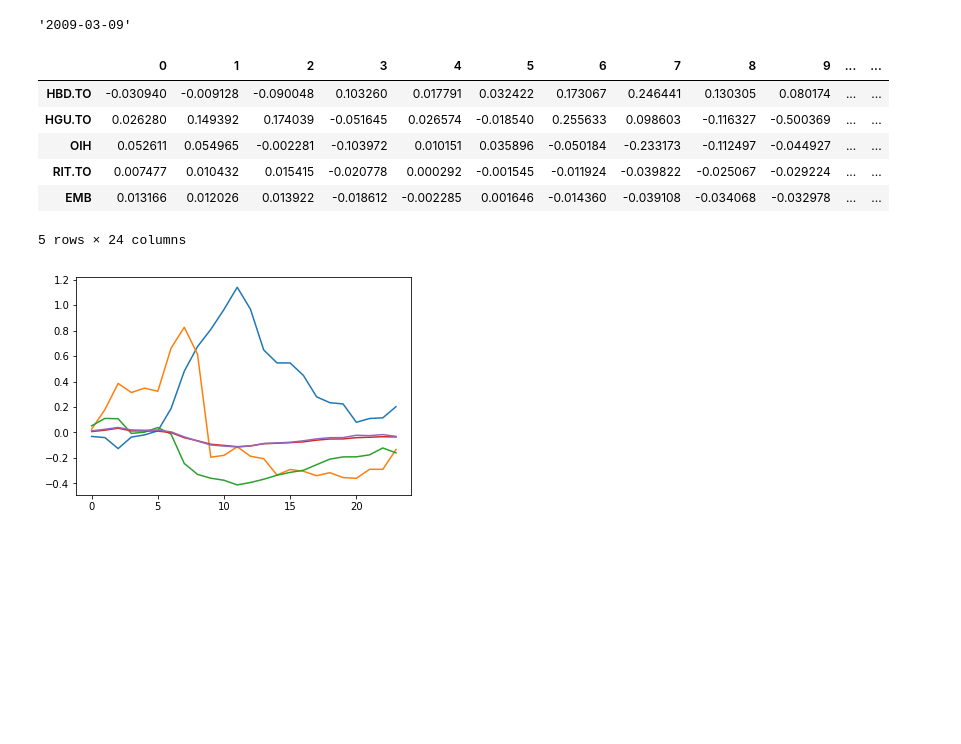
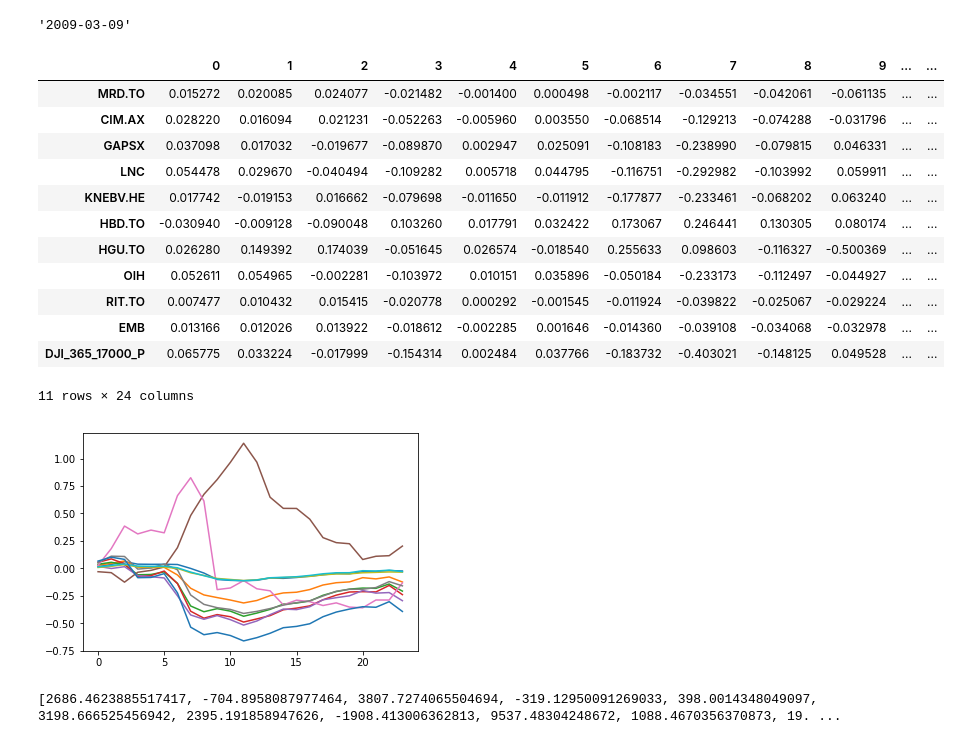
Before and after one commit to CherryADA/RoboAdvisor, a Jupyter notebook: ScenarioAnalysis_Demo.ipynb, the cells around one changed output. Cells and saved outputs as stored; diff of their text form; code cells hidden in the pictures; blank space fills up the shorter version.

```diff
--- a/ScenarioAnalysis_Demo.ipynb
+++ b/ScenarioAnalysis_Demo.ipynb
@@ -28,4 +42,5 @@ test_admin.trackPortfolio()
 start_date='2014-04-01'
 today_date='2019-06-01'
 # %%
-betas,var_tmp=PortfolioVaR(test_admin,start_date,test_admin.today,False)
+from Admin import PortfolioVaRV2
+betas,var_tmp=PortfolioVaRV2(test_admin,start_date,test_admin.today,False)
@@ -42,32 +89,41 @@ financial_crisis_midpoint
 # %%
 scenario_def=get_scenario_defining_returns(financial_crisis_midpoint)
 # %%
-cond_means_of_factors=cond_means_of_factors(scenario_def,factors_cov)
+cond_means=cond_means_of_factors(scenario_def,factors_cov)
 # %%
-reinexed_betas=betas.reindex(columns=cond_means_of_factors.columns,fill_value=0)
-sec_returns_in_crisis=pd.DataFrame(np.matmul(np.array(reinexed_betas).astype(float),np.array(cond_means_of_factors).transpose().astype(float)),
-                                  index=reinexed_betas.index,columns=cond_means_of_factors.index)
+reinexed_betas=betas.reindex(columns=cond_means.columns,fill_value=0)
+sec_returns_in_crisis=pd.DataFrame(np.matmul(np.array(reinexed_betas).astype(float),np.array(cond_means).transpose().astype(float)),
+                                  index=reinexed_betas.index,columns=cond_means.index)
 sec_returns_in_crisis
 # %% [output]
 |  | 0 | 1 | 2 | 3 | 4 | 5 | 6 | 7 | 8 | 9 | ... | ... |
+| MRD.TO | 0.015272 | 0.020085 | 0.024077 | -0.021482 | -0.001400 | 0.000498 | -0.002117 | -0.034551 | -0.042061 | -0.061135 | ... | ... |
+| CIM.AX | 0.028220 | 0.016094 | 0.021231 | -0.052263 | -0.005960 | 0.003550 | -0.068514 | -0.129213 | -0.074288 | -0.031796 | ... | ... |
+| GAPSX | 0.037098 | 0.017032 | -0.019677 | -0.089870 | 0.002947 | 0.025091 | -0.108183 | -0.238990 | -0.079815 | 0.046331 | ... | ... |
+| LNC | 0.054478 | 0.029670 | -0.040494 | -0.109282 | 0.005718 | 0.044795 | -0.116751 | -0.292982 | -0.103992 | 0.059911 | ... | ... |
+| KNEBV.HE | 0.017742 | -0.019153 | 0.016662 | -0.079698 | -0.011650 | -0.011912 | -0.177877 | -0.233461 | -0.068202 | 0.063240 | ... | ... |
 | HBD.TO | -0.030940 | -0.009128 | -0.090048 | 0.103260 | 0.017791 | 0.032422 | 0.173067 | 0.246441 | 0.130305 | 0.080174 | ... | ... |
 | HGU.TO | 0.026280 | 0.149392 | 0.174039 | -0.051645 | 0.026574 | -0.018540 | 0.255633 | 0.098603 | -0.116327 | -0.500369 | ... | ... |
 | OIH | 0.052611 | 0.054965 | -0.002281 | -0.103972 | 0.010151 | 0.035896 | -0.050184 | -0.233173 | -0.112497 | -0.044927 | ... | ... |
 | RIT.TO | 0.007477 | 0.010432 | 0.015415 | -0.020778 | 0.000292 | -0.001545 | -0.011924 | -0.039822 | -0.025067 | -0.029224 | ... | ... |
 | EMB | 0.013166 | 0.012026 | 0.013922 | -0.018612 | -0.002285 | 0.001646 | -0.014360 | -0.039108 | -0.034068 | -0.032978 | ... | ... |
+| DJI_365_17000_P | 0.065775 | 0.033224 | -0.017999 | -0.154314 | 0.002484 | 0.037766 | -0.183732 | -0.403021 | -0.148125 | 0.049528 | ... | ... |
-5 rows × 24 columns
+11 rows × 24 columns
 # %%
 from matplotlib import pyplot as plt
 for item in sec_returns_in_crisis.index:
     plt.plot(sec_returns_in_crisis.add(1).cumprod(axis=1).subtract(1).loc[item])
 # %% [output]
-[figure, old version]
+[figure, new version]
 # %%
 prices_today=[]
 for item in sec_returns_in_crisis.index:
-    prices_today.append(universe.get_security(item).price['2019-06-01'])
+    prices_today.append(universe.get_security(item).price['2019-05-31'])
 # prices_today
-amounts_today=[np.float(list(test_admin.portfolio['2019-06-01'].portfolio.values())[i]) for i in range(0,5)]
+amounts_today=[np.float(list(test_admin.portfolio['2019-06-01'].portfolio.values())[i]) for i in range(0,len(prices_today))]
+print(amounts_today)
+# %% [output]
+[2686.4623885517417, -704.8958087977464, 3807.7274065504694, -319.12950091269033, 398.0014348049097, 3198.666525456942, 2395.191858947626, -1908.413006362813, 9537.48304248672, 1088.4670356370873, 19. ...
 # %%
 cum_returns_in_crisis=sec_returns_in_crisis.add(1).cumprod(axis=1).subtract(1)
 cum_pnl_in_crisis=cum_returns_in_crisis.multiply(prices_today,axis=0).multiply(amounts_today,axis=0)
```
Also changed, not shown: parts of 9 cells of this notebook, 4 other files.
